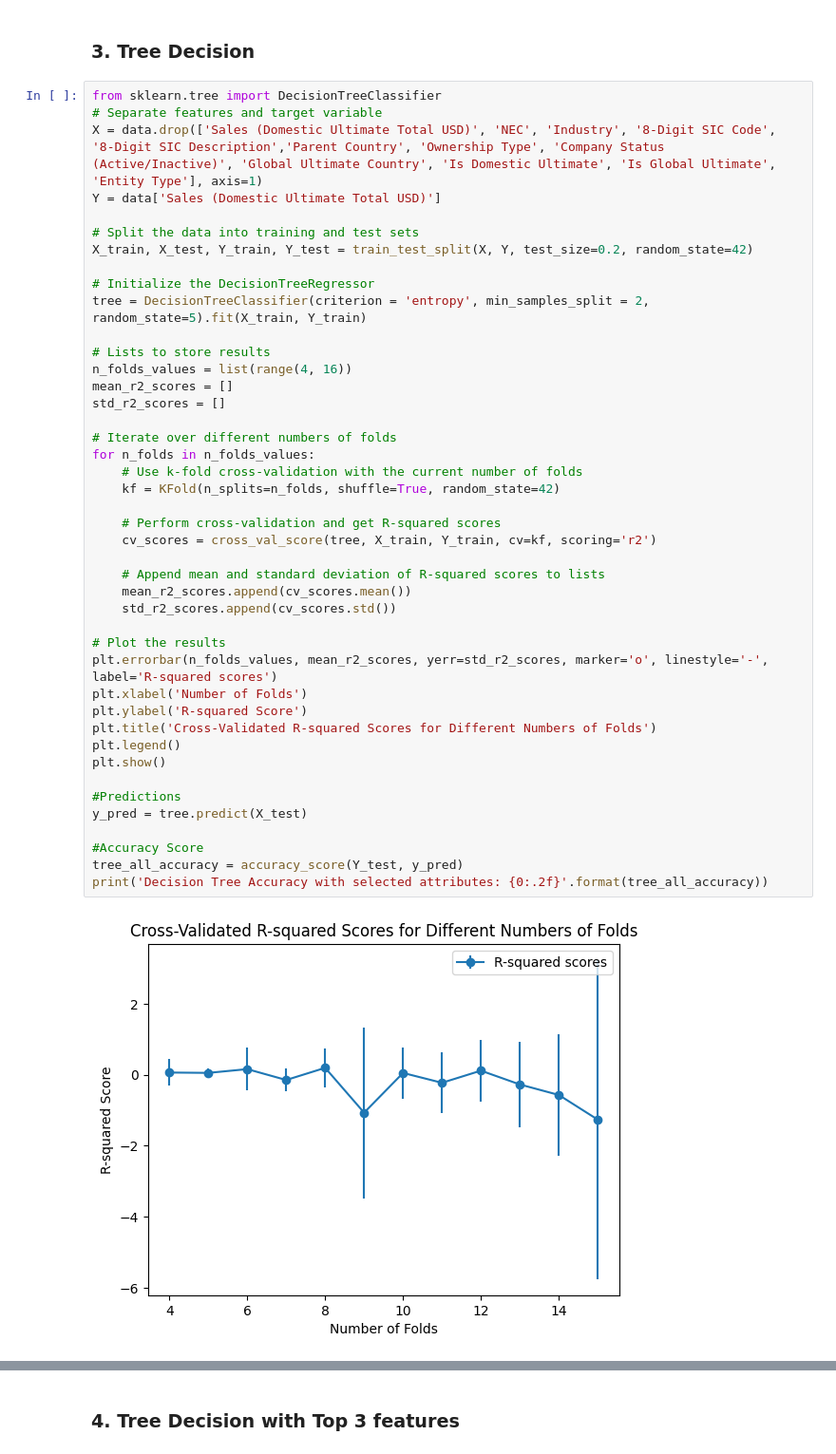
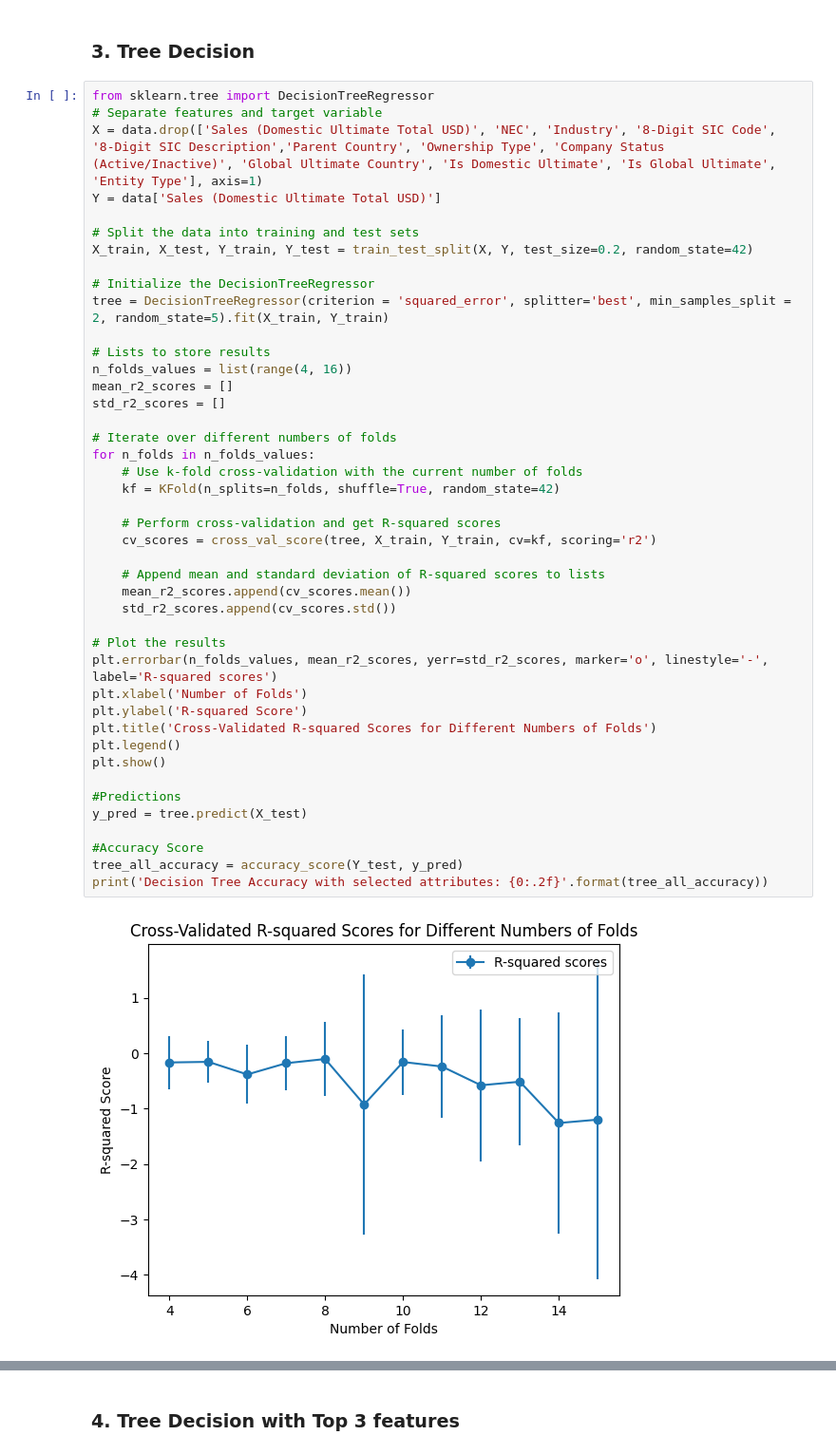
Before and after one commit to Therulow/NUS-SDS-Datathon-Champion-Group315, a Jupyter notebook: NUS_DATATHON_CHAMPION_TEAM NAME.ipynb, the cells around one changed output, grey strips where cells are left out. Shown at 95% size. Saved outputs shown, nothing was run; the diff lists cells and outputs as text.

Commit message:
DecisionTreeRegressor

```diff
--- a/NUS_DATATHON_CHAMPION_TEAM NAME.ipynb
+++ b/NUS_DATATHON_CHAMPION_TEAM NAME.ipynb
@@ -417,7 +417,7 @@ plt.show()
 # %% [markdown]
 ### 3. Tree Decision
 # %%
-from sklearn.tree import DecisionTreeClassifier
+from sklearn.tree import DecisionTreeRegressor
 # Separate features and target variable
 X = data.drop(['Sales (Domestic Ultimate Total USD)', 'NEC', 'Industry', '8-Digit SIC Code', '8-Digit SIC Description','Parent Country', 'Ownership Type', 'Company Status (Active/Inactive)', 'Global Ultimate Country', 'Is Domestic Ultimate', 'Is Global Ultimate', 'Entity Type'], axis=1)
 Y = data['Sales (Domestic Ultimate Total USD)']
@@ -426,38 +426,38 @@ Y = data['Sales (Domestic Ultimate Total USD)']
 X_train, X_test, Y_train, Y_test = train_test_split(X, Y, test_size=0.2, random_state=42)
 
 # Initialize the DecisionTreeRegressor
-tree = DecisionTreeClassifier(criterion = 'entropy', min_samples_split = 2, random_state=5).fit(X_train, Y_train)
+tree = DecisionTreeRegressor(criterion = 'squared_error', splitter='best', min_samples_split = 2, random_state=5).fit(X_train, Y_train)
 
 # Lists to store results
 n_folds_values = list(range(4, 16))
 mean_r2_scores = []
 std_r2_scores = []
 
 # Iterate over different numbers of folds
 for n_folds in n_folds_values:
     # Use k-fold cross-validation with the current number of folds
     kf = KFold(n_splits=n_folds, shuffle=True, random_state=42)
 
     # Perform cross-validation and get R-squared scores
     cv_scores = cross_val_score(tree, X_train, Y_train, cv=kf, scoring='r2')
 
     # Append mean and standard deviation of R-squared scores to lists
     mean_r2_scores.append(cv_scores.mean())
     std_r2_scores.append(cv_scores.std())
 
 # Plot the results
 plt.errorbar(n_folds_values, mean_r2_scores, yerr=std_r2_scores, marker='o', linestyle='-', label='R-squared scores')
 plt.xlabel('Number of Folds')
 plt.ylabel('R-squared Score')
 plt.title('Cross-Validated R-squared Scores for Different Numbers of Folds')
 plt.legend()
 plt.show()
 
 #Predictions
 y_pred = tree.predict(X_test)
 
 #Accuracy Score
 tree_all_accuracy = accuracy_score(Y_test, y_pred)
 print('Decision Tree Accuracy with selected attributes: {0:.2f}'.format(tree_all_accuracy))
 # %% [output]
-[figure, old version]
+[figure, new version]
```
Also changed, not shown: parts of 2 cells of this notebook.
